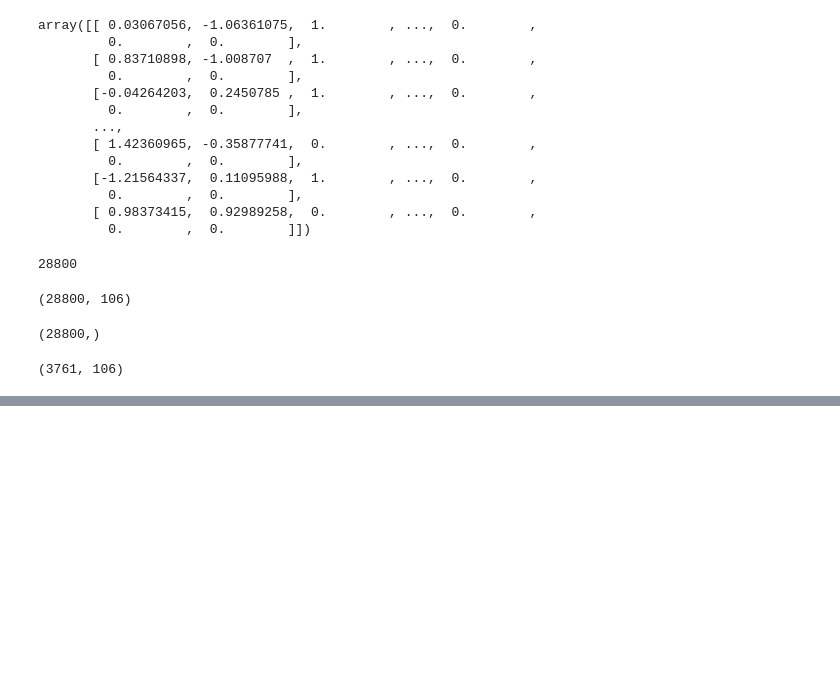
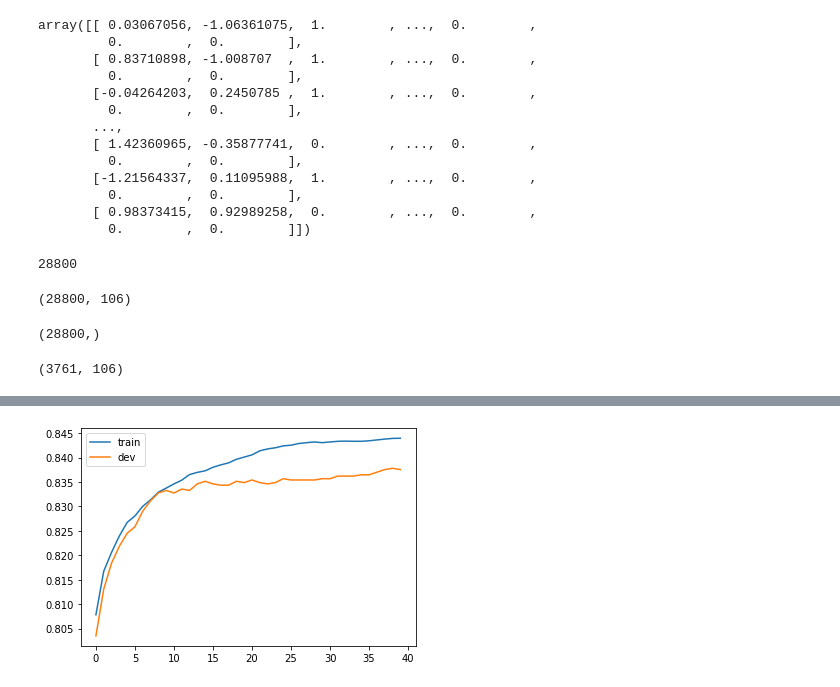
Before and after one commit to schien-ncku/ML2019, a Jupyter notebook: hw02/logistic_regression.ipynb, the cells around one changed output, grey strips where cells are left out. Saved outputs shown, nothing was run; the diff lists cells and outputs as text; code cells hidden in the pictures; blank space fills up the shorter version.

```diff
--- a/hw02/logistic_regression.ipynb
+++ b/hw02/logistic_regression.ipynb
@@ -228,0 +239,7 @@ validation (accuracy/loss):  0.833289018877958 / 0.047389620945148016
+# %%
+plt.plot(train_acc)
+plt.plot(dev_acc)
+plt.legend(['train', 'dev'])
+plt.show()
+# %% [output]
+[figure, added]
```
Also changed, not shown: parts of 5 cells of this notebook.
